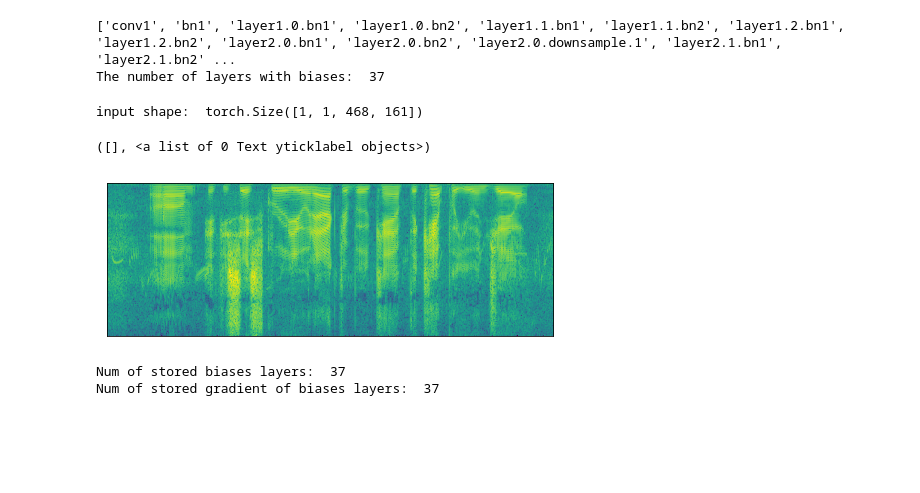
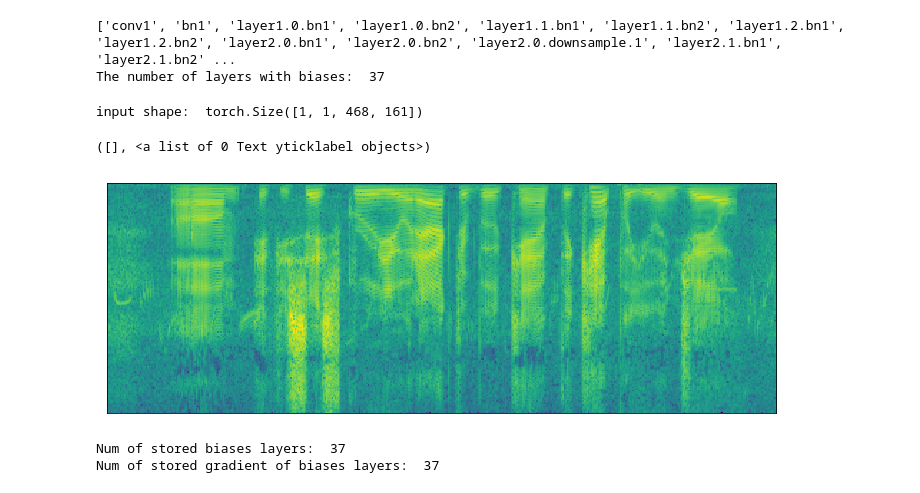
Before and after one commit to Wenhao-Yang/SpeakerVerifiaction-pytorch, a Jupyter notebook: Misc/hook_conv.ipynb, the cells around one changed output. Saved outputs shown, nothing was run; the diff lists cells and outputs as text; code cells hidden in the pictures; blank space fills up the shorter version.

```diff
--- a/Misc/hook_conv.ipynb
+++ b/Misc/hook_conv.ipynb
@@ -126,21 +126,21 @@ The number of layers with biases:  37
 # %%
 
 x1 = kaldi_io.read_mat('/home/work2020/yangwenhao/project/lstm_speaker_verification/data/vox1/spect/dev_log/Split18/0/dev_log_feat.0.ark:26')
 x = torch.tensor(x1).reshape(1,1,-1,161).requires_grad_()
 print("input shape: ", x.shape)
 
-plt.figure(figsize=(8, 5))
+plt.figure(figsize=(12, 5))
 
 im = plt.imshow(x1.transpose())
 plt.xticks([])
 plt.yticks([])
 # plt.colorbar(im)  # 显示颜色标尺
 # print(list(in_feature_grads.keys()))
 # print(list(in_feature.keys()))
 # %% [output]
 input shape:  torch.Size([1, 1, 468, 161])
 ([], <a list of 0 Text yticklabel objects>)
-[figure, old version]
+[figure, new version]
 # %%
 model.eval()
 logits, feat = model(x)
```
Also changed, not shown: parts of 1 cell of this notebook.
